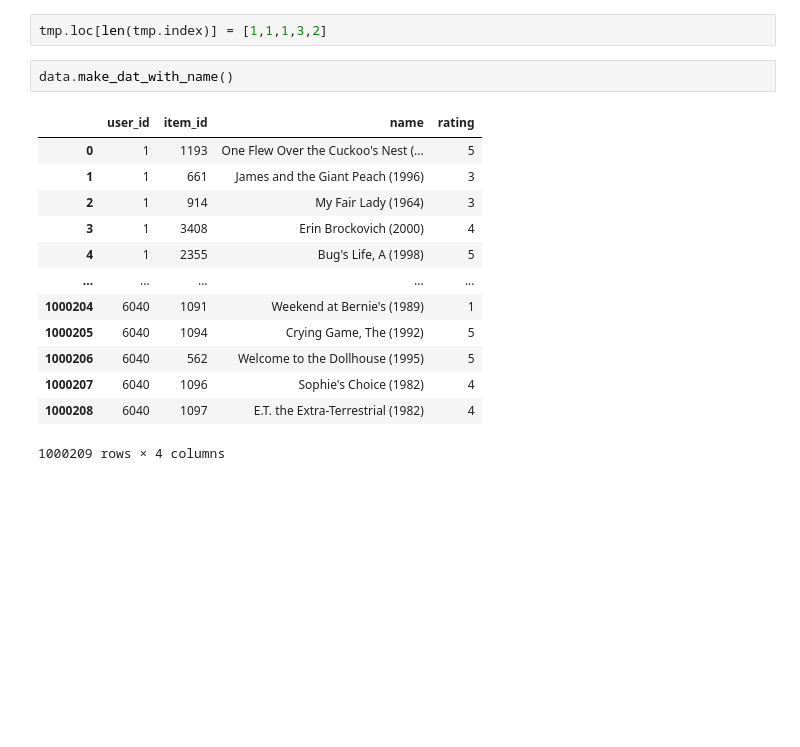
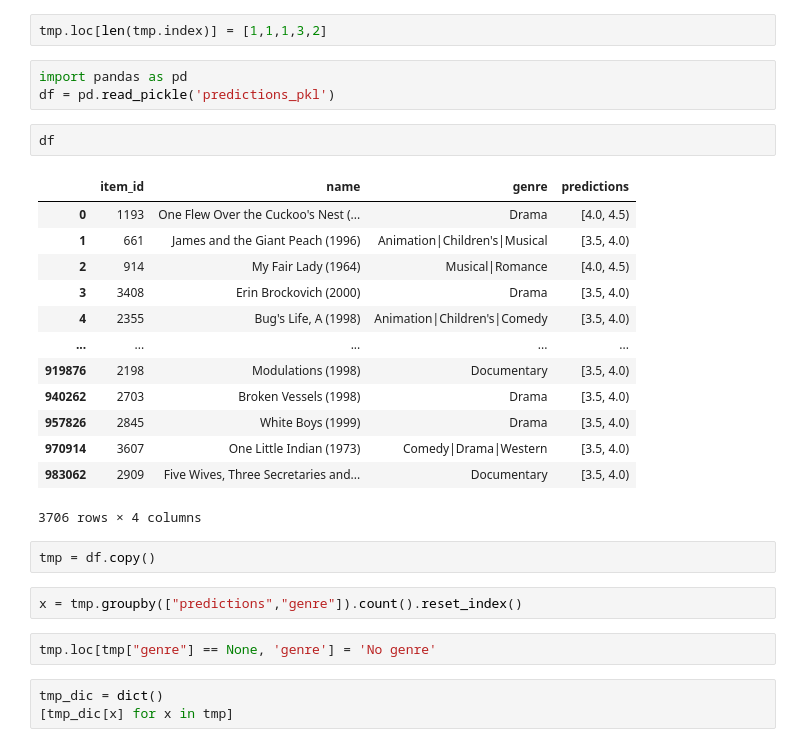
Before and after one commit to gorky22/BP-app, a Jupyter notebook: tmp.ipynb, the cells around one changed output. Drawn from its saved outputs; the diff is of its cells as text; blank space fills up the shorter version.

```diff
--- a/tmp.ipynb
+++ b/tmp.ipynb
@@ -14,19 +14,31 @@ data = DataSet(dataset=df, user="user_id", item="movie_id", rating="rating", nam
 tmp = df
 # %%
 tmp.loc[len(tmp.index)] = [1,1,1,3,2]
-# %%
-data.make_dat_with_name()
-# %% [output]
-|  | user_id | item_id | name | rating |
-| 0 | 1 | 1193 | One Flew Over the Cuckoo's Nest (... | 5 |
-| 1 | 1 | 661 | James and the Giant Peach (1996) | 3 |
-| 2 | 1 | 914 | My Fair Lady (1964) | 3 |
-| 3 | 1 | 3408 | Erin Brockovich (2000) | 4 |
-| 4 | 1 | 2355 | Bug's Life, A (1998) | 5 |
-| ... | ... | ... | ... | ... |
-| 1000204 | 6040 | 1091 | Weekend at Bernie's (1989) | 1 |
-| 1000205 | 6040 | 1094 | Crying Game, The (1992) | 5 |
-| 1000206 | 6040 | 562 | Welcome to the Dollhouse (1995) | 5 |
-| 1000207 | 6040 | 1096 | Sophie's Choice (1982) | 4 |
-| 1000208 | 6040 | 1097 | E.T. the Extra-Terrestrial (1982) | 4 |
-1000209 rows × 4 columns
+# %%
+import pandas as pd
+df = pd.read_pickle('predictions_pkl')
+# %%
+df
+# %% [output]
+|  | item_id | name | genre | predictions |
+| 0 | 1193 | One Flew Over the Cuckoo's Nest (... | Drama | [4.0, 4.5) |
+| 1 | 661 | James and the Giant Peach (1996) | Animation|Children's|Musical | [3.5, 4.0) |
+| 2 | 914 | My Fair Lady (1964) | Musical|Romance | [4.0, 4.5) |
+| 3 | 3408 | Erin Brockovich (2000) | Drama | [3.5, 4.0) |
+| 4 | 2355 | Bug's Life, A (1998) | Animation|Children's|Comedy | [3.5, 4.0) |
+| ... | ... | ... | ... | ... |
+| 919876 | 2198 | Modulations (1998) | Documentary | [3.5, 4.0) |
+| 940262 | 2703 | Broken Vessels (1998) | Drama | [3.5, 4.0) |
+| 957826 | 2845 | White Boys (1999) | Drama | [3.5, 4.0) |
+| 970914 | 3607 | One Little Indian (1973) | Comedy|Drama|Western | [3.5, 4.0) |
+| 983062 | 2909 | Five Wives, Three Secretaries and... | Documentary | [3.5, 4.0) |
+3706 rows × 4 columns
+# %%
+tmp = df.copy()
+# %%
+x = tmp.groupby(["predictions","genre"]).count().reset_index()
+# %%
+tmp.loc[tmp["genre"] == None, 'genre'] = 'No genre'
+# %%
+tmp_dic = dict()
+[tmp_dic[x] for x in tmp]
```
Also changed, not shown: parts of 4 cells of this notebook, 2 other files.
